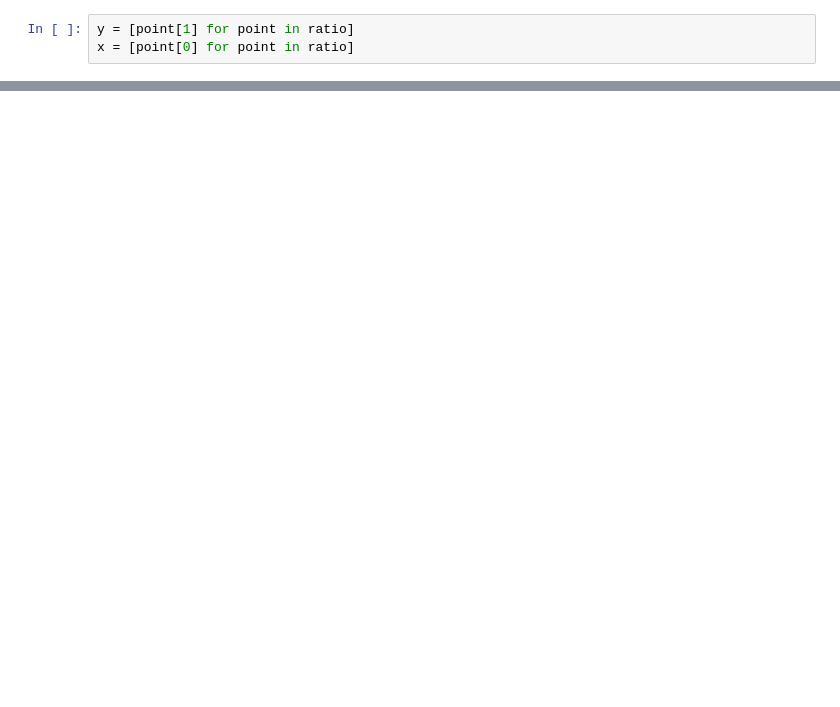
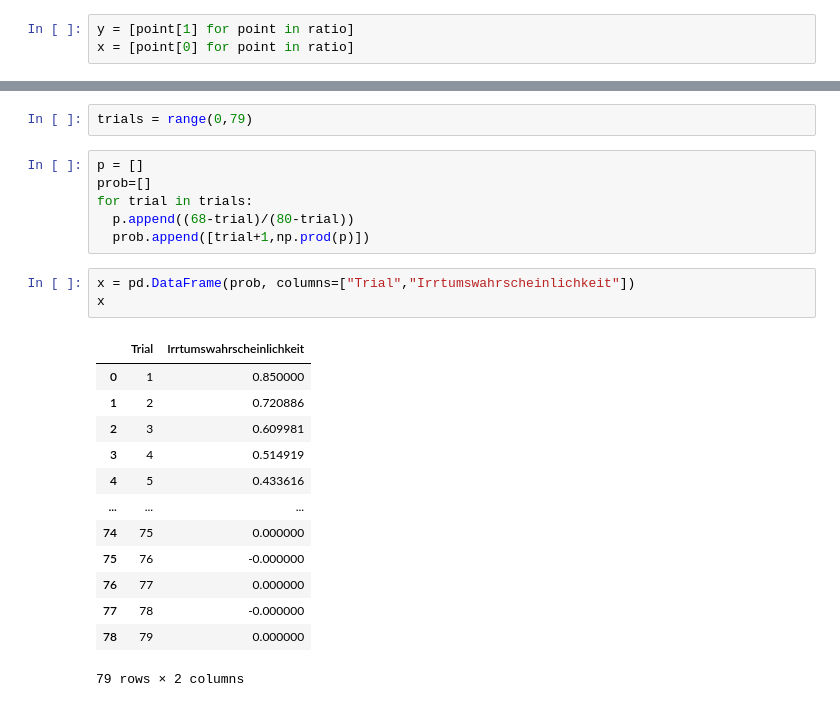
Before and after one commit to AlexKressner/Statistik, a Jupyter notebook: Wahrscheinlichkeitsrechnung.ipynb, the cells around one changed output, grey strips where cells are left out. Cells and saved outputs as stored; diff of their text form; blank space fills up the shorter version.

```diff
--- a/Wahrscheinlichkeitsrechnung.ipynb
+++ b/Wahrscheinlichkeitsrechnung.ipynb
@@ -43,0 +48,25 @@ plt.show()
+# %%
+trials = range(0,79)
+# %%
+p = []
+prob=[]
+for trial in trials:
+  p.append((68-trial)/(80-trial))
+  prob.append([trial+1,np.prod(p)])
+# %%
+x = pd.DataFrame(prob, columns=["Trial","Irrtumswahrscheinlichkeit"])
+x
+# %% [output]
+|  | Trial | Irrtumswahrscheinlichkeit |
+| 0 | 1 | 0.850000 |
+| 1 | 2 | 0.720886 |
+| 2 | 3 | 0.609981 |
+| 3 | 4 | 0.514919 |
+| 4 | 5 | 0.433616 |
+| ... | ... | ... |
+| 74 | 75 | 0.000000 |
+| 75 | 76 | -0.000000 |
+| 76 | 77 | 0.000000 |
+| 77 | 78 | -0.000000 |
+| 78 | 79 | 0.000000 |
+79 rows × 2 columns
```
Also changed, not shown: parts of 6 cells of this notebook.
